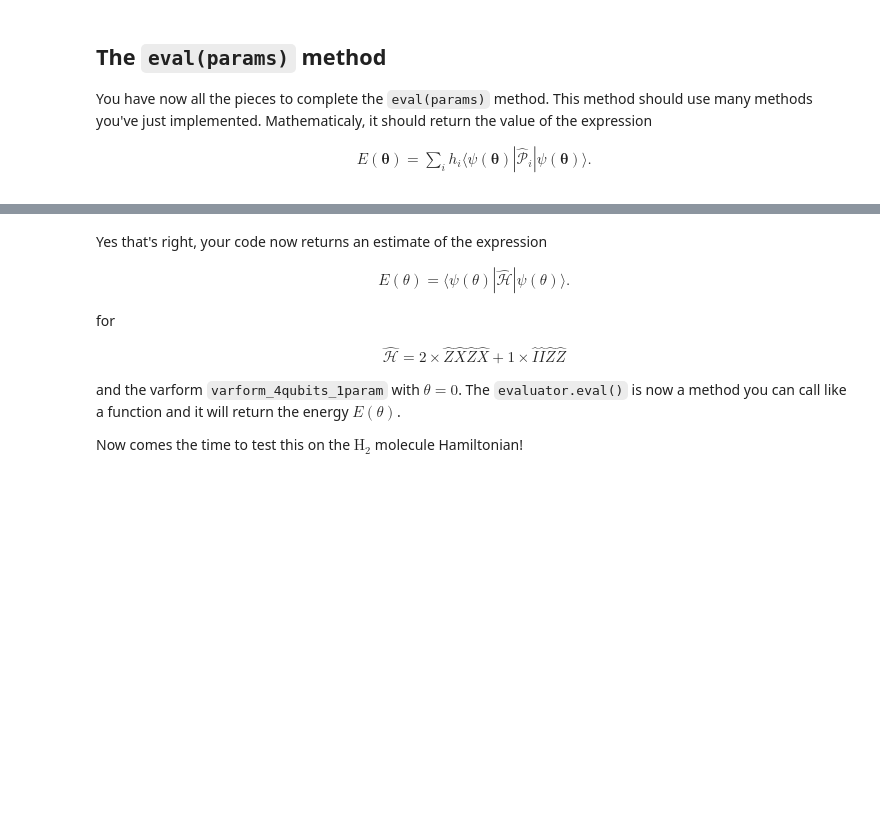
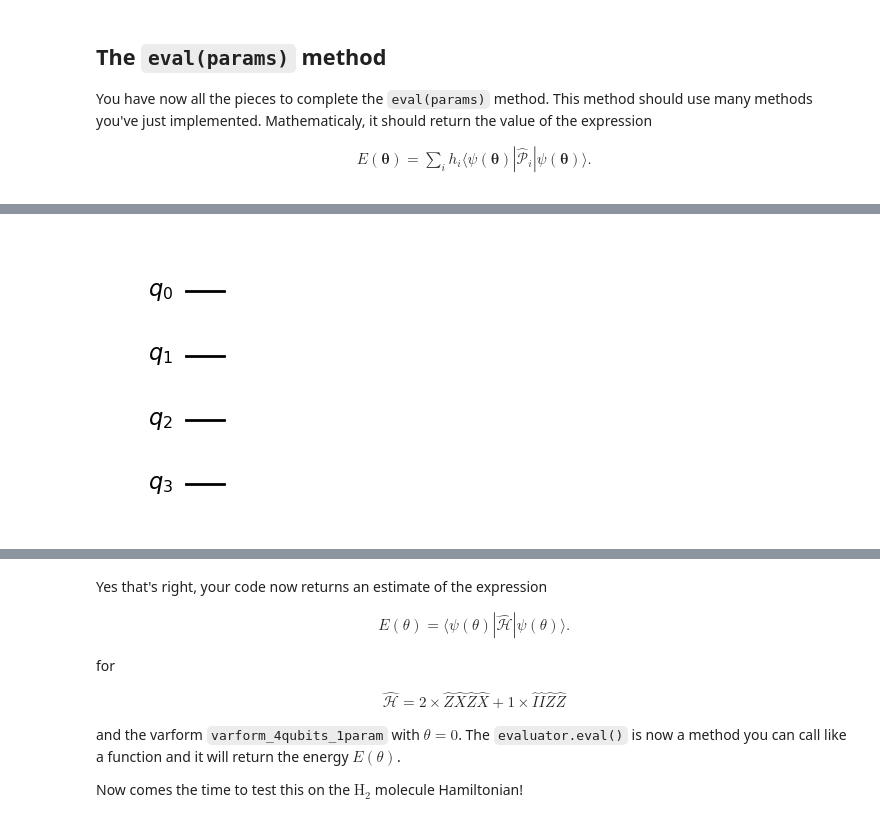
Before and after one commit to QSciTech-QuantumBC-Workshop/Team1, a Jupyter notebook: activity_vqe.ipynb, the cells around one changed output, grey strips where cells are left out. Cells and saved outputs as stored; diff of their text form; code cells hidden in the pictures; blank space fills up the shorter version.

```diff
--- a/activity_vqe.ipynb
+++ b/activity_vqe.ipynb
@@ -373,0 +395,4 @@ print(expected_value)
+# %%
+estimator.diagonalizing_circuits[1].draw('mpl')
+# %% [output]
+[figure, added]
```
Also changed, not shown: parts of 7 cells of this notebook, 5 other files.
